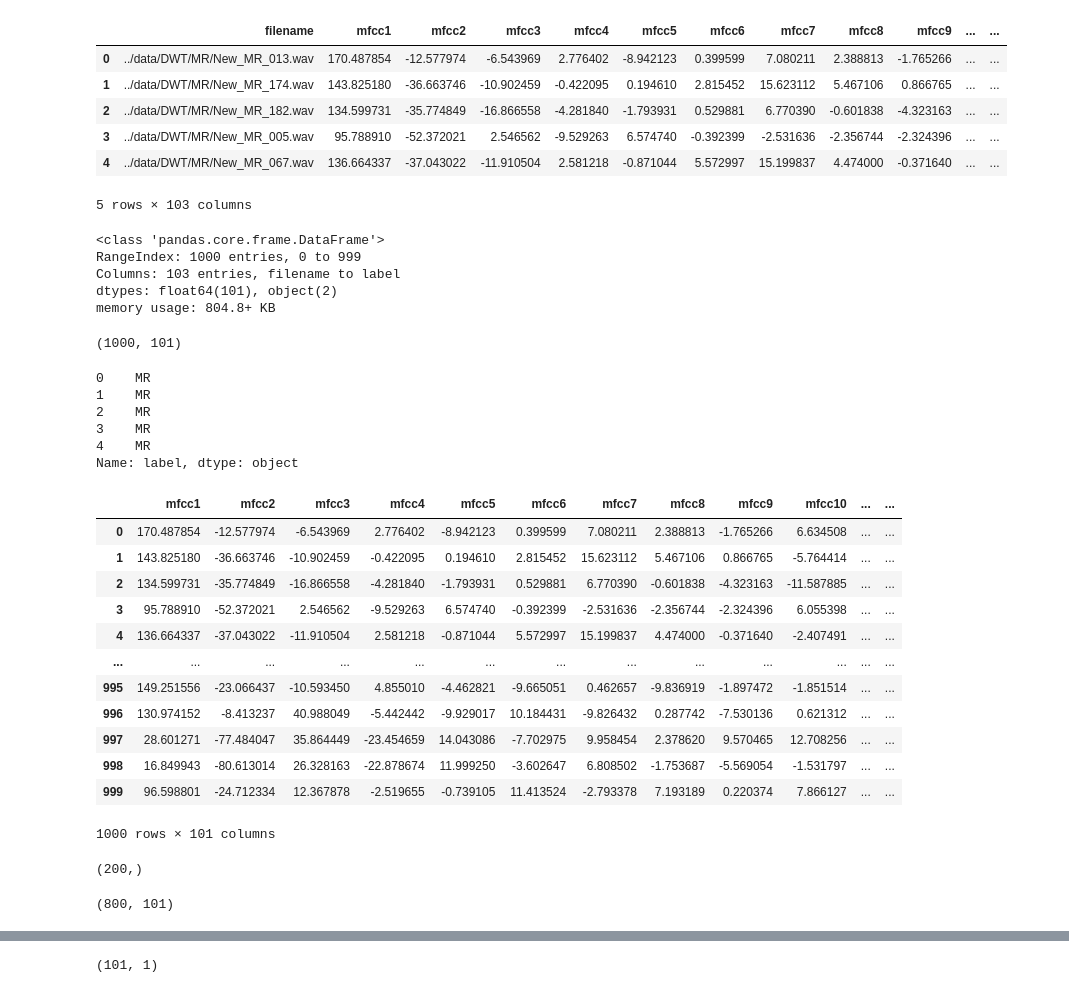
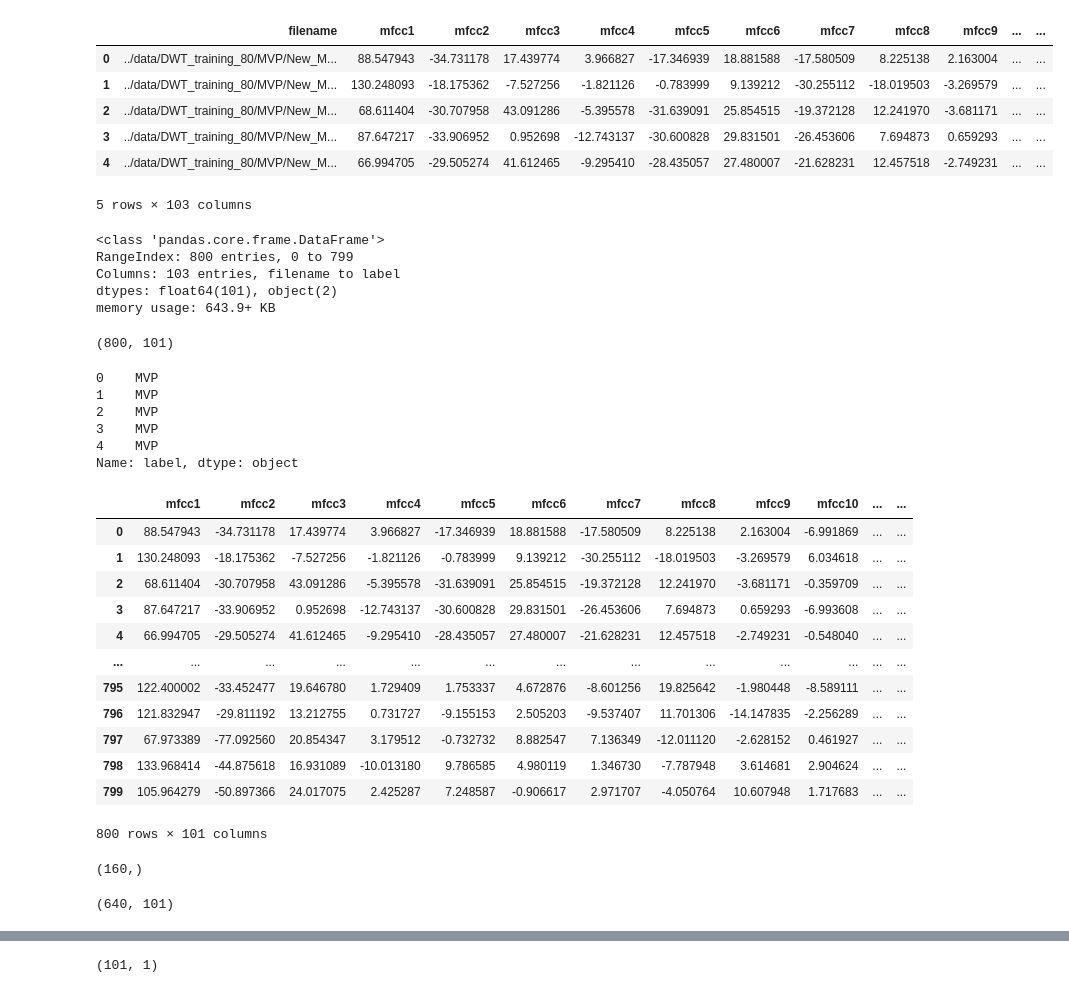
Before and after one commit to raflidev/vhd-machine-learning, a Jupyter notebook: Model/CNN_Tuning.ipynb, the cells around one changed output, grey strips where cells are left out. Saved outputs shown, nothing was run; the diff lists cells and outputs as text; code cells hidden in the pictures.

```diff
--- a/Model/CNN_Tuning.ipynb
+++ b/Model/CNN_Tuning.ipynb
@@ -53,24 +53,24 @@ To enable the following instructions: AVX2 FMA, in other operations, rebuild Ten
 #                   writer.writerow(to_append.split())
 # %%
 # data = pd.read_csv('../data_mfccRMScqt.csv')
-data = pd.read_csv('../Preprocessing/db5/data_mfccDWTcqtdb5L5.csv')
+data = pd.read_csv('../Preprocessing/baru/db1/data_MfccDwtRmsCqtdb1L5.csv')
 data.head()
 # %% [output]
 |  | filename | mfcc1 | mfcc2 | mfcc3 | mfcc4 | mfcc5 | mfcc6 | mfcc7 | mfcc8 | mfcc9 | ... | ... |
-| 0 | ../data/DWT/MR/New_MR_013.wav | 170.487854 | -12.577974 | -6.543969 | 2.776402 | -8.942123 | 0.399599 | 7.080211 | 2.388813 | -1.765266 | ... | ... |
-| 1 | ../data/DWT/MR/New_MR_174.wav | 143.825180 | -36.663746 | -10.902459 | -0.422095 | 0.194610 | 2.815452 | 15.623112 | 5.467106 | 0.866765 | ... | ... |
-| 2 | ../data/DWT/MR/New_MR_182.wav | 134.599731 | -35.774849 | -16.866558 | -4.281840 | -1.793931 | 0.529881 | 6.770390 | -0.601838 | -4.323163 | ... | ... |
-| 3 | ../data/DWT/MR/New_MR_005.wav | 95.788910 | -52.372021 | 2.546562 | -9.529263 | 6.574740 | -0.392399 | -2.531636 | -2.356744 | -2.324396 | ... | ... |
-| 4 | ../data/DWT/MR/New_MR_067.wav | 136.664337 | -37.043022 | -11.910504 | 2.581218 | -0.871044 | 5.572997 | 15.199837 | 4.474000 | -0.371640 | ... | ... |
+| 0 | ../data/DWT_training_80/MVP/New_M... | 88.547943 | -34.731178 | 17.439774 | 3.966827 | -17.346939 | 18.881588 | -17.580509 | 8.225138 | 2.163004 | ... | ... |
+| 1 | ../data/DWT_training_80/MVP/New_M... | 130.248093 | -18.175362 | -7.527256 | -1.821126 | -0.783999 | 9.139212 | -30.255112 | -18.019503 | -3.269579 | ... | ... |
+| 2 | ../data/DWT_training_80/MVP/New_M... | 68.611404 | -30.707958 | 43.091286 | -5.395578 | -31.639091 | 25.854515 | -19.372128 | 12.241970 | -3.681171 | ... | ... |
+| 3 | ../data/DWT_training_80/MVP/New_M... | 87.647217 | -33.906952 | 0.952698 | -12.743137 | -30.600828 | 29.831501 | -26.453606 | 7.694873 | 0.659293 | ... | ... |
+| 4 | ../data/DWT_training_80/MVP/New_M... | 66.994705 | -29.505274 | 41.612465 | -9.295410 | -28.435057 | 27.480007 | -21.628231 | 12.457518 | -2.749231 | ... | ... |
 5 rows × 103 columns
 # %%
 data.info()
 # %% [output]
 <class 'pandas.core.frame.DataFrame'>
-RangeIndex: 1000 entries, 0 to 999
+RangeIndex: 800 entries, 0 to 799
 Columns: 103 entries, filename to label
 dtypes: float64(101), object(2)
-memory usage: 804.8+ KB
+memory usage: 643.9+ KB
 # %%
 # scaler = StandardScaler()
 X = data.drop(['label', 'filename'], axis=1)
@@ -80,42 +80,42 @@ y = data.iloc[:, -1]
 # %%
 X.shape
 # %% [output]
-(1000, 101)
+(800, 101)
 # %%
 y.head()
 # %% [output]
-0    MR
-1    MR
-2    MR
-3    MR
-4    MR
+0    MVP
+1    MVP
+2    MVP
+3    MVP
+4    MVP
 Name: label, dtype: object
 # %%
 X
 # %% [output]
 |  | mfcc1 | mfcc2 | mfcc3 | mfcc4 | mfcc5 | mfcc6 | mfcc7 | mfcc8 | mfcc9 | mfcc10 | ... | ... |
-| 0 | 170.487854 | -12.577974 | -6.543969 | 2.776402 | -8.942123 | 0.399599 | 7.080211 | 2.388813 | -1.765266 | 6.634508 | ... | ... |
-| 1 | 143.825180 | -36.663746 | -10.902459 | -0.422095 | 0.194610 | 2.815452 | 15.623112 | 5.467106 | 0.866765 | -5.764414 | ... | ... |
-| 2 | 134.599731 | -35.774849 | -16.866558 | -4.281840 | -1.793931 | 0.529881 | 6.770390 | -0.601838 | -4.323163 | -11.587885 | ... | ... |
-| 3 | 95.788910 | -52.372021 | 2.546562 | -9.529263 | 6.574740 | -0.392399 | -2.531636 | -2.356744 | -2.324396 | 6.055398 | ... | ... |
-| 4 | 136.664337 | -37.043022 | -11.910504 | 2.581218 | -0.871044 | 5.572997 | 15.199837 | 4.474000 | -0.371640 | -2.407491 | ... | ... |
+| 0 | 88.547943 | -34.731178 | 17.439774 | 3.966827 | -17.346939 | 18.881588 | -17.580509 | 8.225138 | 2.163004 | -6.991869 | ... | ... |
+| 1 | 130.248093 | -18.175362 | -7.527256 | -1.821126 | -0.783999 | 9.139212 | -30.255112 | -18.019503 | -3.269579 | 6.034618 | ... | ... |
+| 2 | 68.611404 | -30.707958 | 43.091286 | -5.395578 | -31.639091 | 25.854515 | -19.372128 | 12.241970 | -3.681171 | -0.359709 | ... | ... |
+| 3 | 87.647217 | -33.906952 | 0.952698 | -12.743137 | -30.600828 | 29.831501 | -26.453606 | 7.694873 | 0.659293 | -6.993608 | ... | ... |
+| 4 | 66.994705 | -29.505274 | 41.612465 | -9.295410 | -28.435057 | 27.480007 | -21.628231 | 12.457518 | -2.749231 | -0.548040 | ... | ... |
 | ... | ... | ... | ... | ... | ... | ... | ... | ... | ... | ... | ... | ... |
-| 995 | 149.251556 | -23.066437 | -10.593450 | 4.855010 | -4.462821 | -9.665051 | 0.462657 | -9.836919 | -1.897472 | -1.851514 | ... | ... |
-| 996 | 130.974152 | -8.413237 | 40.988049 | -5.442442 | -9.929017 | 10.184431 | -9.826432 | 0.287742 | -7.530136 | 0.621312 | ... | ... |
-| 997 | 28.601271 | -77.484047 | 35.864449 | -23.454659 | 14.043086 | -7.702975 | 9.958454 | 2.378620 | 9.570465 | 12.708256 | ... | ... |
-| 998 | 16.849943 | -80.613014 | 26.328163 | -22.878674 | 11.999250 | -3.602647 | 6.808502 | -1.753687 | -5.569054 | -1.531797 | ... | ... |
-| 999 | 96.598801 | -24.712334 | 12.367878 | -2.519655 | -0.739105 | 11.413524 | -2.793378 | 7.193189 | 0.220374 | 7.866127 | ... | ... |
+| 795 | 122.400002 | -33.452477 | 19.646780 | 1.729409 | 1.753337 | 4.672876 | -8.601256 | 19.825642 | -1.980448 | -8.589111 | ... | ... |
+| 796 | 121.832947 | -29.811192 | 13.212755 | 0.731727 | -9.155153 | 2.505203 | -9.537407 | 11.701306 | -14.147835 | -2.256289 | ... | ... |
+| 797 | 67.973389 | -77.092560 | 20.854347 | 3.179512 | -0.732732 | 8.882547 | 7.136349 | -12.011120 | -2.628152 | 0.461927 | ... | ... |
+| 798 | 133.968414 | -44.875618 | 16.931089 | -10.013180 | 9.786585 | 4.980119 | 1.346730 | -7.787948 | 3.614681 | 2.904624 | ... | ... |
+| 799 | 105.964279 | -50.897366 | 24.017075 | 2.425287 | 7.248587 | -0.906617 | 2.971707 | -4.050764 | 10.607948 | 1.717683 | ... | ... |
-1000 rows × 101 columns
+800 rows × 101 columns
 # %%
 X_train, X_test, y_train, y_test = train_test_split(X, y, test_size=0.2, random_state=42)
 # %%
 y_test.shape
 # %% [output]
-(200,)
+(160,)
 # %%
 X_train.shape
 # %% [output]
-(800, 101)
+(640, 101)
 # %%
 X_train
 # %% [output]
```
Also changed, not shown: parts of 14 cells of this notebook, 7 other files.
